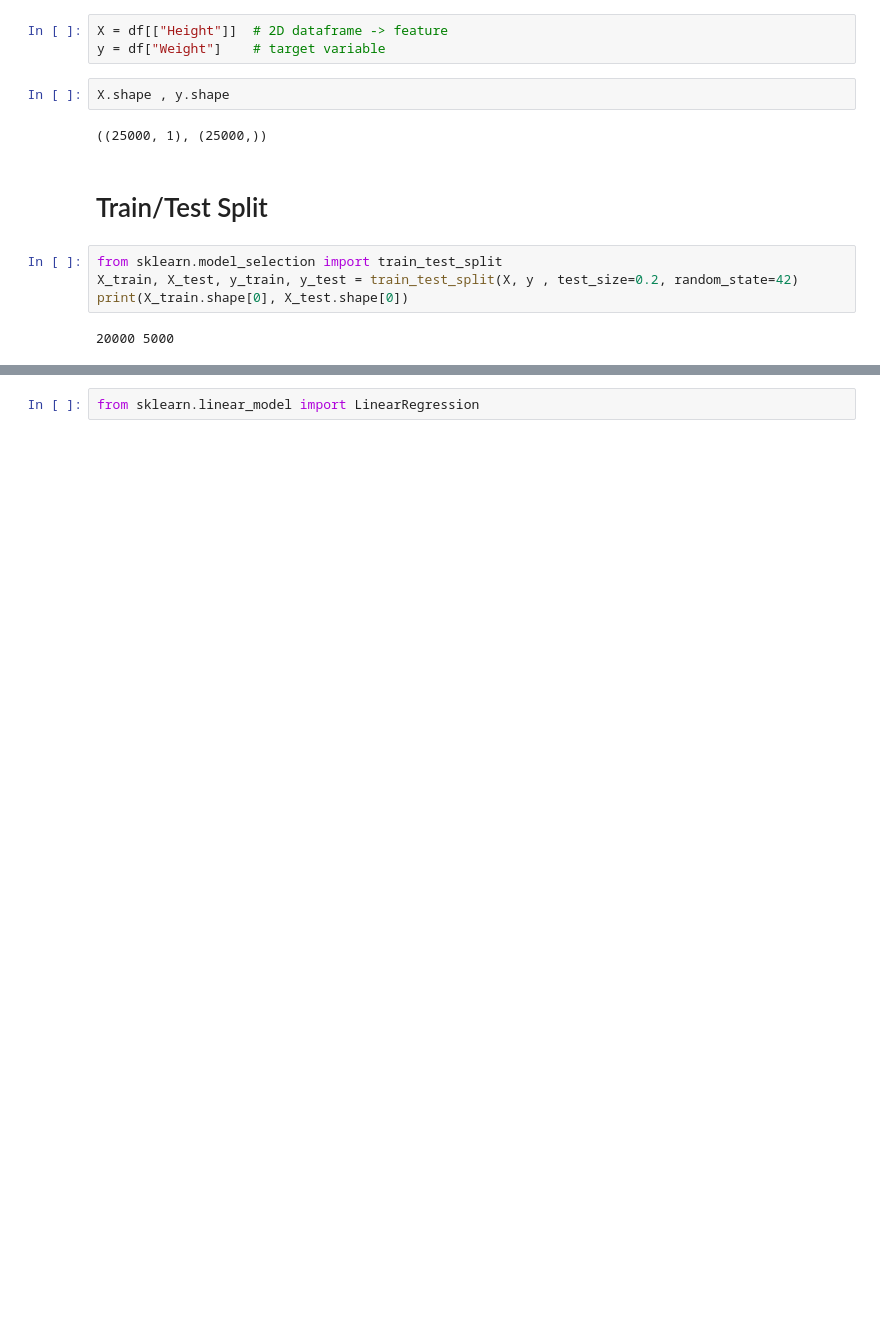
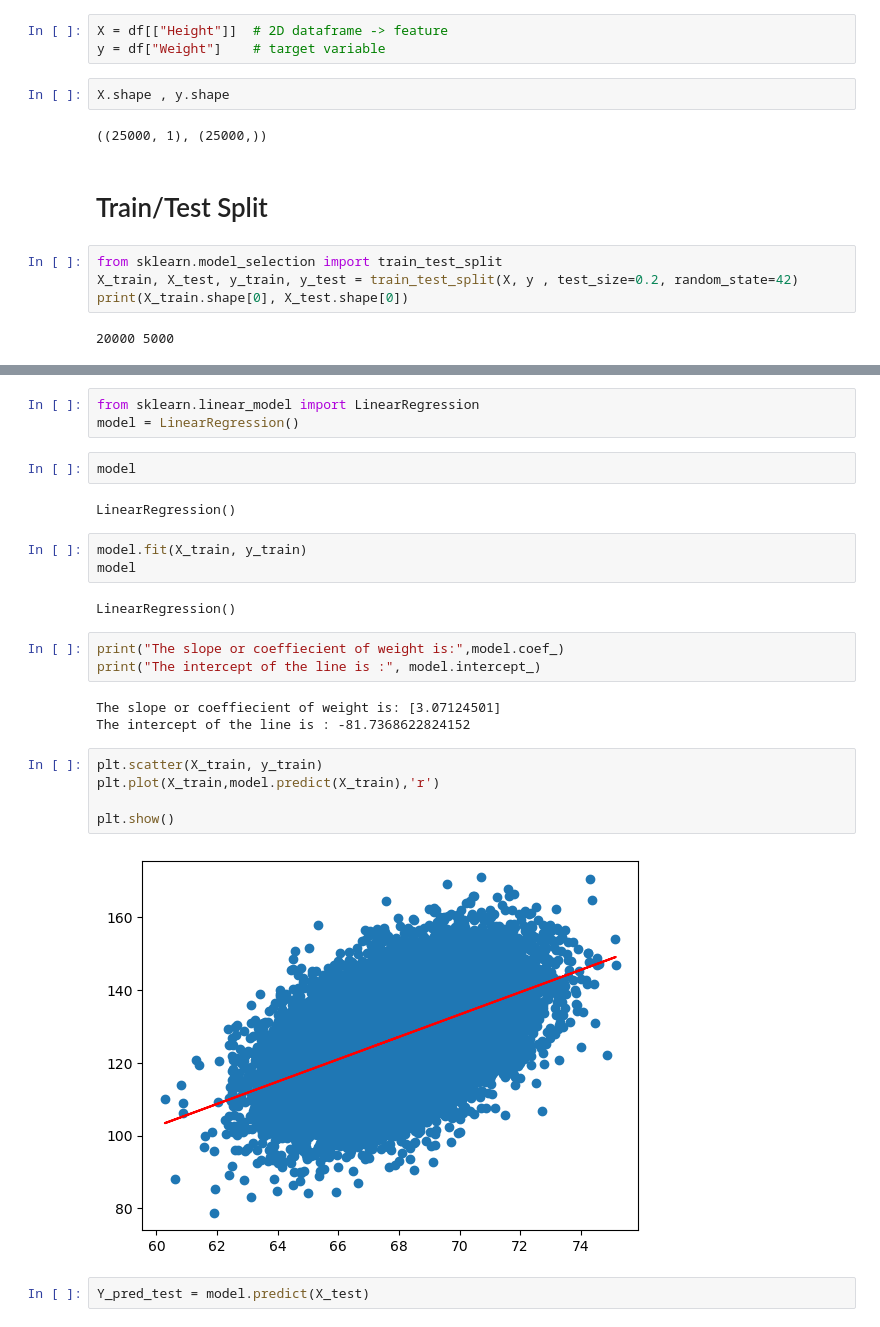
Before and after one commit to orishashakya/Data-Science-Workbook, a Jupyter notebook: Linear Regression/height_weight_predict.ipynb, the cells around one changed output, grey strips where cells are left out. Saved outputs shown, nothing was run; the diff lists cells and outputs as text; blank space fills up the shorter version.

Commit message:
Prediction model of height-weight

```diff
--- a/Linear Regression/height_weight_predict.ipynb
+++ b/Linear Regression/height_weight_predict.ipynb
@@ -110,2 +123,27 @@ print(X_train.shape[0], X_test.shape[0])
 # %%
 from sklearn.linear_model import LinearRegression
+model = LinearRegression()
+# %%
+model
+# %% [output]
+LinearRegression()
+# %%
+model.fit(X_train, y_train)
+model
+# %% [output]
+LinearRegression()
+# %%
+print("The slope or coeffiecient of weight is:",model.coef_)
+print("The intercept of the line is :", model.intercept_)
+# %% [output]
+The slope or coeffiecient of weight is: [3.07124501]
+The intercept of the line is : -81.7368622824152
+# %%
+plt.scatter(X_train, y_train)
+plt.plot(X_train,model.predict(X_train),'r')
+
+plt.show()
+# %% [output]
+[figure, added]
+# %%
+Y_pred_test = model.predict(X_test)
```
Also changed, not shown: parts of 8 cells of this notebook.
